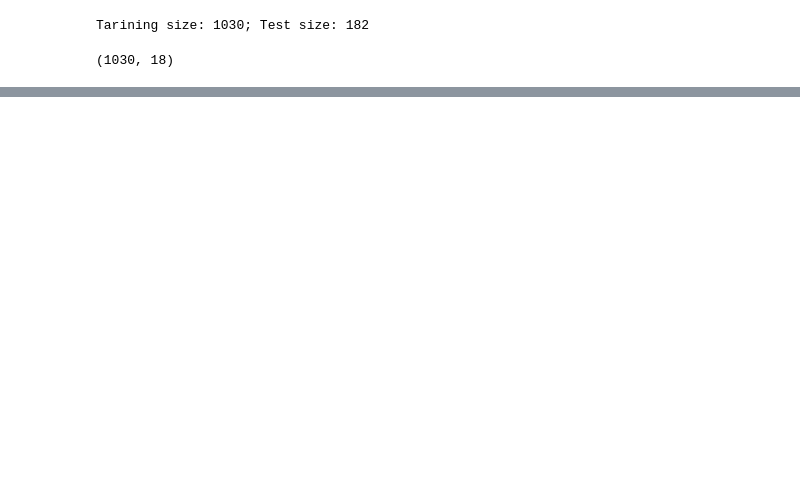
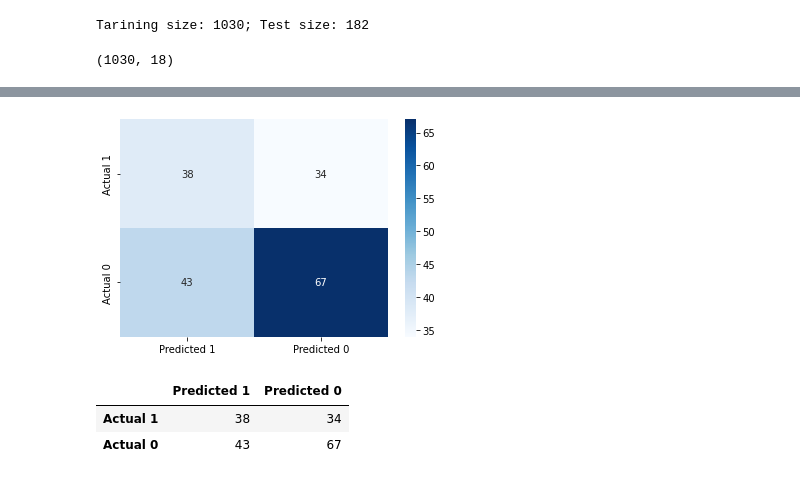
Before and after one commit to Azykan/Final-Project, a Jupyter notebook: Decision_Tree_ML.ipynb, the cells around one changed output, grey strips where cells are left out. Drawn from its saved outputs; the diff is of its cells as text; code cells hidden in the pictures; blank space fills up the shorter version.

```diff
--- a/Decision_Tree_ML.ipynb
+++ b/Decision_Tree_ML.ipynb
@@ -207,3 +199,3 @@ plt.savefig('tree_high_dpi', dpi=100)
 # %%
-y_pred = c.predict(X_test)
+predictions = c.predict(X_test)
 # %%
@@ -220,0 +213,28 @@ array([1, 0, 0, 0, 1, 0, 1, 1, 0, 1, 1, 0, 1, 1, 1, 0, 1, 0, 0, 0, 1, 0,
+# %%
+#testing accuracy
+from sklearn.preprocessing import StandardScaler
+from sklearn.metrics import confusion_matrix, accuracy_score, classification_report
+
+# Calculating the confusion matrix
+cm = confusion_matrix(y_test, predictions)
+
+# Create a DataFrame from the confusion matrix.
+cm_df = pd.DataFrame(
+    cm, index=["Actual 1", "Actual 0"], columns=["Predicted 1", "Predicted 0"])
+sns.heatmap(cm_df,cmap="Blues", annot=True,
+           )
+plt.show()
+
+cm_df
+
+
+# Out of the songs that are not in Top 20s,
+# out of 71 songs that met the attribute requirements 38 are predicted to be hits (True positive)
+# 32 are predicted to fall, although they meet the requirement (Fasle Negative)
+# 44 are predicted to be hits with out meeting the requirements (False Positive)
+# 67 are destined to be out of Top 20s (True Negative)
+# %% [output]
+[figure, added]
+|  | Predicted 1 | Predicted 0 |
+| Actual 1 | 38 | 34 |
+| Actual 0 | 43 | 67 |
```
Also changed, not shown: parts of 52 cells of this notebook.
